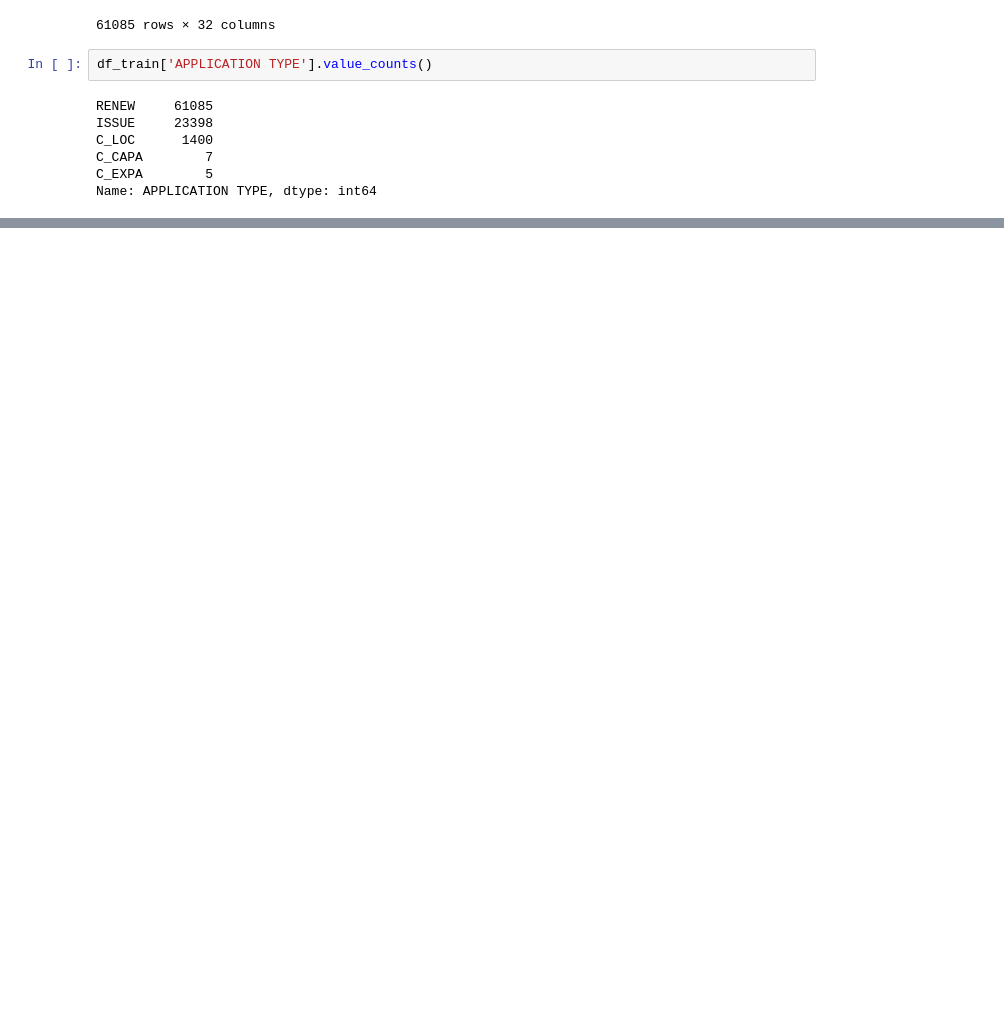
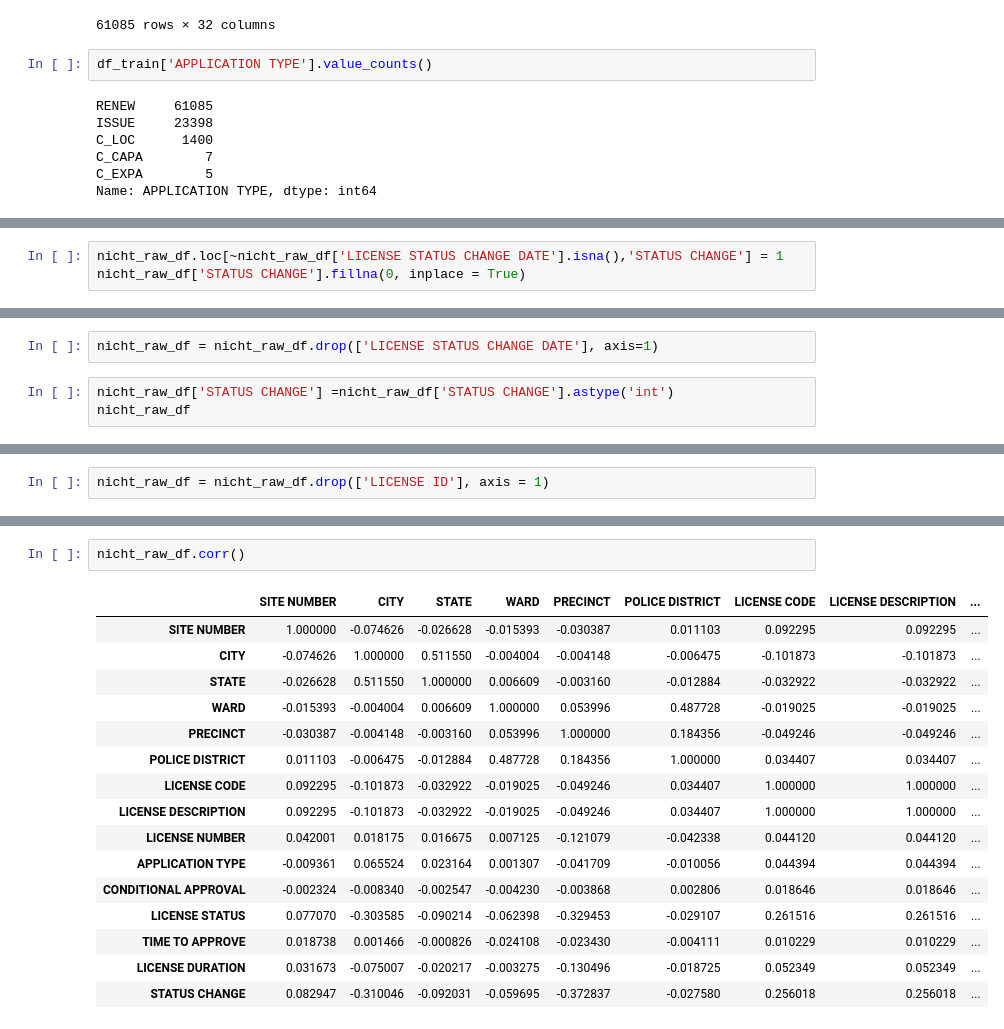
Before and after one commit to VivXwan/PepDSNotes, a Jupyter notebook: Hackathon 1/Hackathon_1.ipynb, the cells around one changed output, grey strips where cells are left out. Drawn from its saved outputs; the diff is of its cells as text; blank space fills up the shorter version.

```diff
--- a/Hackathon 1/Hackathon_1.ipynb
+++ b/Hackathon 1/Hackathon_1.ipynb
@@ -397,0 +855,3 @@ Name: APPLICATION TYPE, dtype: int64
+# %%
+nicht_raw_df.loc[~nicht_raw_df['LICENSE STATUS CHANGE DATE'].isna(),'STATUS CHANGE'] = 1
+nicht_raw_df['STATUS CHANGE'].fillna(0, inplace = True)
@@ -397,0 +873,5 @@ Name: APPLICATION TYPE, dtype: int64
+# %%
+nicht_raw_df = nicht_raw_df.drop(['LICENSE STATUS CHANGE DATE'], axis=1)
+# %%
+nicht_raw_df['STATUS CHANGE'] =nicht_raw_df['STATUS CHANGE'].astype('int')
+nicht_raw_df
@@ -397,0 +913,2 @@ Name: APPLICATION TYPE, dtype: int64
+# %%
+nicht_raw_df = nicht_raw_df.drop(['LICENSE ID'], axis = 1)
@@ -397,0 +968,19 @@ Name: APPLICATION TYPE, dtype: int64
+# %%
+nicht_raw_df.corr()
+# %% [output]
+|  | SITE NUMBER | CITY | STATE | WARD | PRECINCT | POLICE DISTRICT | LICENSE CODE | LICENSE DESCRIPTION | ... |
+| SITE NUMBER | 1.000000 | -0.074626 | -0.026628 | -0.015393 | -0.030387 | 0.011103 | 0.092295 | 0.092295 | ... |
+| CITY | -0.074626 | 1.000000 | 0.511550 | -0.004004 | -0.004148 | -0.006475 | -0.101873 | -0.101873 | ... |
+| STATE | -0.026628 | 0.511550 | 1.000000 | 0.006609 | -0.003160 | -0.012884 | -0.032922 | -0.032922 | ... |
+| WARD | -0.015393 | -0.004004 | 0.006609 | 1.000000 | 0.053996 | 0.487728 | -0.019025 | -0.019025 | ... |
+| PRECINCT | -0.030387 | -0.004148 | -0.003160 | 0.053996 | 1.000000 | 0.184356 | -0.049246 | -0.049246 | ... |
+| POLICE DISTRICT | 0.011103 | -0.006475 | -0.012884 | 0.487728 | 0.184356 | 1.000000 | 0.034407 | 0.034407 | ... |
+| LICENSE CODE | 0.092295 | -0.101873 | -0.032922 | -0.019025 | -0.049246 | 0.034407 | 1.000000 | 1.000000 | ... |
+| LICENSE DESCRIPTION | 0.092295 | -0.101873 | -0.032922 | -0.019025 | -0.049246 | 0.034407 | 1.000000 | 1.000000 | ... |
+| LICENSE NUMBER | 0.042001 | 0.018175 | 0.016675 | 0.007125 | -0.121079 | -0.042338 | 0.044120 | 0.044120 | ... |
+| APPLICATION TYPE | -0.009361 | 0.065524 | 0.023164 | 0.001307 | -0.041709 | -0.010056 | 0.044394 | 0.044394 | ... |
+| CONDITIONAL APPROVAL | -0.002324 | -0.008340 | -0.002547 | -0.004230 | -0.003868 | 0.002806 | 0.018646 | 0.018646 | ... |
+| LICENSE STATUS | 0.077070 | -0.303585 | -0.090214 | -0.062398 | -0.329453 | -0.029107 | 0.261516 | 0.261516 | ... |
+| TIME TO APPROVE | 0.018738 | 0.001466 | -0.000826 | -0.024108 | -0.023430 | -0.004111 | 0.010229 | 0.010229 | ... |
+| LICENSE DURATION | 0.031673 | -0.075007 | -0.020217 | -0.003275 | -0.130496 | -0.018725 | 0.052349 | 0.052349 | ... |
+| STATUS CHANGE | 0.082947 | -0.310046 | -0.092031 | -0.059695 | -0.372837 | -0.027580 | 0.256018 | 0.256018 | ... |
```
Also changed, not shown: parts of 46 cells of this notebook.
